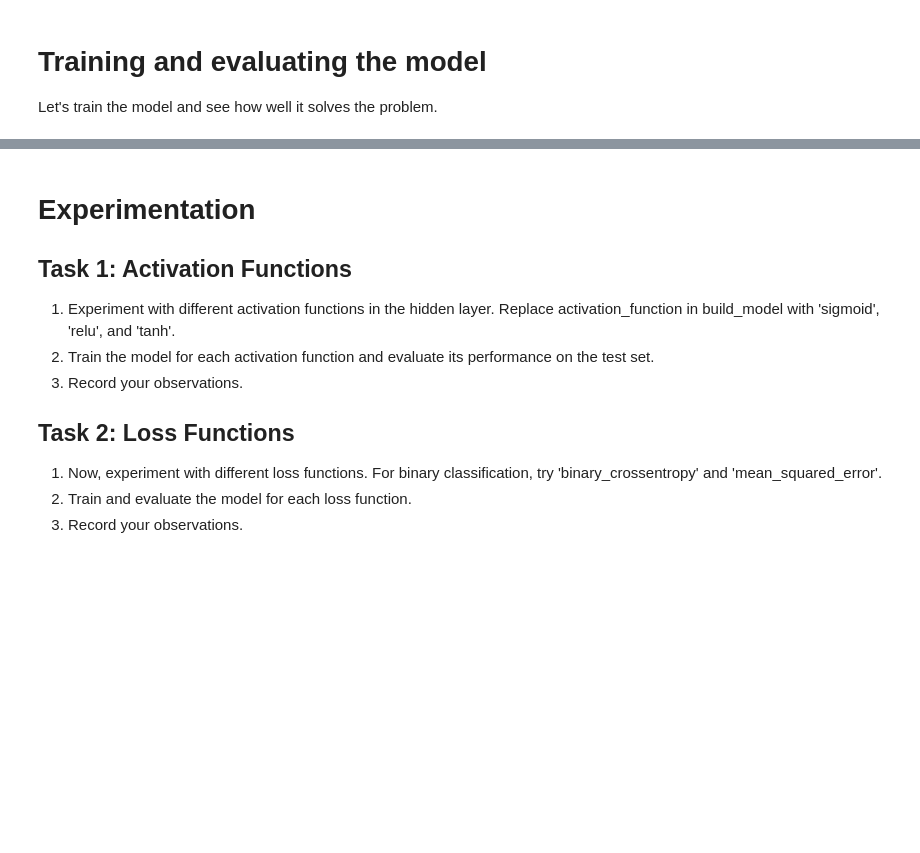
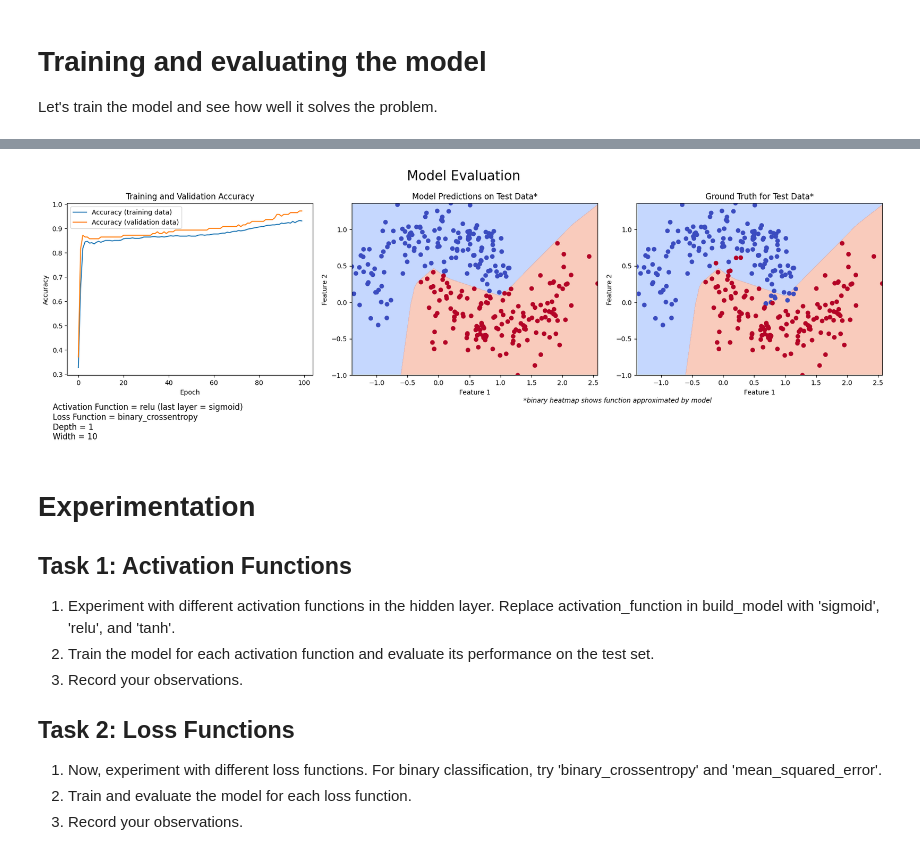
Before and after one commit to SCGlass/deep_learning, a Jupyter notebook: week_1/Explore_activation_and_loss.ipynb, the cells around one changed output, grey strips where cells are left out. Drawn from its saved outputs; the diff is of its cells as text; code cells hidden in the pictures; blank space fills up the shorter version.

Commit message:
evaluating different parameters

```diff
--- a/week_1/Explore_activation_and_loss.ipynb
+++ b/week_1/Explore_activation_and_loss.ipynb
@@ -116,0 +130,75 @@ Test Accuracy: 0.8967
+# %%
+# Function to train, evaluate, and visualize model predictions along with ground truth
+def train_and_evaluate_model(model, epochs=100):
+    tf.keras.utils.set_random_seed(42)
+
+    history = model.fit(X_train, y_train, epochs=epochs, verbose=0, validation_split=0.2, shuffle=True)
+
+    # Evaluating the model on the test set
+    test_loss, test_accuracy = model.evaluate(X_test, y_test, verbose=0)
+
+    # Predicting on test data
+    predictions = model.predict(X_test) > 0.5
+
+    # get model properties
+    depth = len(model.layers) - 2
+    width = max([layer.output_shape[1] for layer in model.layers if hasattr(layer, 'output_shape')])
+
+    loss_function = model.loss
+    activation_function = model.layers[0].activation.__name__ if hasattr(model.layers[0].activation, '__name__') else model.layers[0].activation
+    last_activation_function = model.layers[-1].activation.__name__ if hasattr(model.layers[-1].activation, '__name__') else model.layers[-1].activation
+
+    # Generate points for plotting the function (for binary heatmap)
+    x_points = np.linspace(np.min(X_test[:, 0]), np.max(X_test[:, 0]), 100)
+    y_points = np.linspace(np.min(X_test[:, 1]), np.max(X_test[:, 1]), 100)
+    x_mesh, y_mesh = np.meshgrid(x_points, y_points)
+    xy_points = np.column_stack((x_mesh.ravel(), y_mesh.ravel()))
+
+    # Predict using the model (for binary heatmap)
+    predicted_values = model.predict(xy_points)
+
+    # print results
+    print(f"\nTest Loss: {test_loss:.4f}")
+    print(f"Test Accuracy: {test_accuracy:.4f}")
+
+    # Plotting training history
+    plt.figure(figsize=(18, 5))
+    plt.suptitle(f"Model Evaluation", size=20)
+
+    plt.subplot(1, 3, 1)
+    plt.plot(history.history['accuracy'], label='Accuracy (training data)')
+    plt.plot(history.history['val_accuracy'], label='Accuracy (validation data)')
+    plt.title('Training and Validation Accuracy')
+    plt.ylabel('Accuracy')
+    plt.xlabel('Epoch')
+    plt.legend()
+
+
+    # Plotting model predictions
+    plt.subplot(1, 3, 2)
+    plt.contourf(x_mesh, y_mesh, predicted_values.reshape(x_mesh.shape), levels=[0, 0.5, 1], cmap=plt.cm.coolwarm, alpha=0.5)
+    plt.scatter(X_test[:, 0], X_test[:, 1], c=predictions[:, 0], cmap=plt.cm.coolwarm)
+    plt.title('Model Predictions on Test Data*')
+    plt.xlabel('Feature 1')
+    plt.ylabel('Feature 2')
+
+    # Plotting ground truth
+    plt.subplot(1, 3, 3)
+    plt.contourf(x_mesh, y_mesh, predicted_values.reshape(x_mesh.shape), levels=[0, 0.5, 1], cmap=plt.cm.coolwarm, alpha=0.5)
+    plt.scatter(X_test[:, 0], X_test[:, 1], c=y_test, cmap=plt.cm.coolwarm)
+    plt.title('Ground Truth for Test Data*')
+    plt.xlabel('Feature 1')
+    plt.ylabel('Feature 2')
+
+    # add info text to bottom of plot
+    model_stats = f"Activation Function = {activation_function} (last layer = {last_activation_function})\nLoss Function = {loss_function}\nDepth = {depth}\nWidth = {width}"
+    plt.figtext(0.02, -0.08, model_stats, ha='left', va='center', transform=plt.gcf().transFigure, fontsize=12)
+    plt.figtext(0.68, 0.01, '*binary heatmap shows function approximated by model', ha='center', va='center', transform=plt.gcf().transFigure, fontsize=10, fontstyle='italic')
+
+    plt.tight_layout()
+    plt.show()
+
+# Example of using the function with a specific activation and loss function
+model = build_model(activation_function='relu', loss_function='binary_crossentropy')
+train_and_evaluate_model(model, epochs=100)
+# %% [output]
@@ -117,3 +210,4 @@ Test Accuracy: 0.8967
+[figure, added]
 # %% [markdown]
 # Experimentation
 ## Task 1: Activation Functions
```
Also changed, not shown: parts of 8 cells of this notebook.
